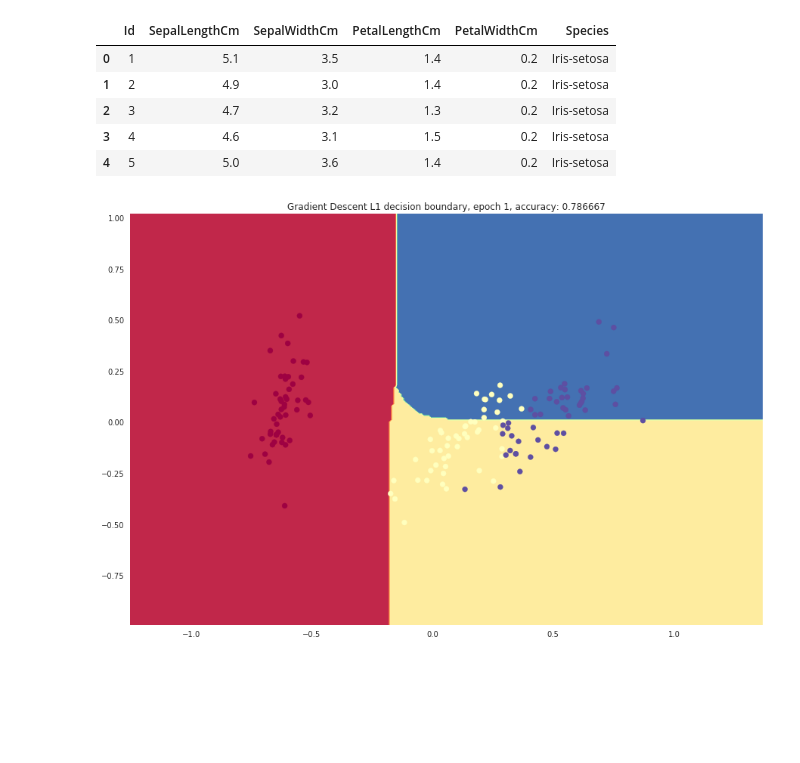
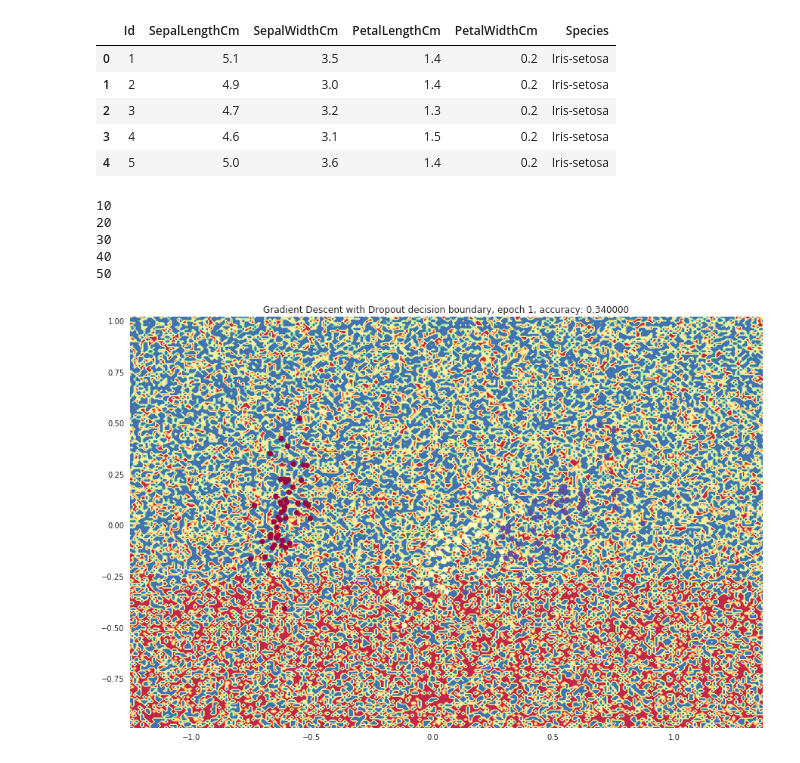
Before and after one commit to huseinzol05/Machine-Learning-Numpy, a Jupyter notebook: deep-learning-dropout/softmax-entropy-gradientdescent.ipynb, the cells around one changed output. Cells and saved outputs as stored; diff of their text form; code cells hidden in the pictures; blank space fills up the shorter version.

Commit message:
fix dropout

```diff
--- a/deep-learning-dropout/softmax-entropy-gradientdescent.ipynb
+++ b/deep-learning-dropout/softmax-entropy-gradientdescent.ipynb
@@ -45,20 +39,32 @@ def dropout_layer(X, prob, training=False):
+# %%
+def dropout(X, prob):
+    keep_probability = 1 - prob
+    mask = np.random.uniform(0, 1.0, X.shape) < keep_probability
+    if keep_probability > 0:
+        scale = (1 / keep_probability)
+    else:
+        scale = 0.0
+    return mask * X * scale, mask * scale
 # %%
 def predict(inputs):
     z1 = inputs * W1 + b1
-    a1 = dropout_layer(np.tanh(z1), prob)
+    a1,_ = dropout(np.tanh(z1), prob)
     z2 = a1.dot(W2) + b2
-    a2 = dropout_layer(np.tanh(z2), prob)
+    a2,_ = dropout(np.tanh(z2), prob)
     z3 = a2.dot(W3) + b3
     exp_scores = np.exp(z3)
     return exp_scores / np.sum(exp_scores, axis=1, keepdims=True)
 # %%
 def training(epoch):
+    if (epoch+1) % 10 == 0 : print(epoch+1)
     global W1,b1,W2,b2,W3,b3
     z1 = X * W1 + b1
-    a1 = dropout_layer(np.tanh(z1), prob)
-    z2 = a1.dot(W2) + b2
-    a2 = dropout_layer(np.tanh(z2), prob)
-    z3 = a2.dot(W3) + b3
+    a1 = np.tanh(z1)
+    d1, cached1 = dropout(a1, prob)
+    z2 = d1.dot(W2) + b2
+    a2 = np.tanh(z2)
+    d2, cached2 = dropout(a2, prob)
+    z3 = d2.dot(W3) + b3
     exp_scores = np.exp(z3)
     probs = exp_scores / np.sum(exp_scores, axis=1, keepdims=True)
     accuracy = np.mean(np.argmax(probs,axis=1) == Y)
@@ -66,10 +72,10 @@ def training(epoch):
     delta4[range(X.shape[0]), Y] -= 1
     dW3 = (a2.T).dot(delta4)
     db3 = np.sum(delta4, axis=0, keepdims=True)
-    delta3 = delta4.dot(W3.T) * (1 - np.power(a2, 2))
+    delta3 = delta4.dot(W3.T) * (1 - np.power(a2, 2)) * cached2
     dW2 = (a1.T).dot(delta3)
     db2 = np.sum(delta3, axis=0, keepdims=True)
-    delta2 = delta3.dot(W2.T) * (1 - np.power(a1, 2))
+    delta2 = delta3.dot(W2.T) * (1 - np.power(a1, 2)) * cached1
     dW1 = np.mean(np.dot(X.T, delta2),axis=0)
     db1 = np.sum(delta2, axis=0)
     W1 += -learning_rate * dW1
@@ -82,22 +88,27 @@ def training(epoch):
     Z = Z.reshape(xx.shape)
     plt.contourf(xx, yy, Z, cmap=plt.cm.Spectral)
     plt.scatter(X[:, 0], X[:, 1], c=Y, cmap=plt.cm.Spectral)
-    cont = plt.title('Gradient Descent L1 decision boundary, epoch %d, accuracy: %f'%(epoch+1, accuracy))
+    cont = plt.title('Gradient Descent with Dropout decision boundary, epoch %d, accuracy: %f'%(epoch+1, accuracy))
     return cont
 # %%
 fig = plt.figure(figsize=(15,10))
 x_min, x_max = X[:, 0].min() - .5, X[:, 0].max() + .5
 y_min, y_max = X[:, 1].min() - .5, X[:, 1].max() + .5
 h = 0.01
 xx, yy = np.meshgrid(np.arange(x_min, x_max, h), np.arange(y_min, y_max, h))
 Z = np.argmax(predict(np.c_[xx.ravel(), yy.ravel()]),axis=1)
 Z = Z.reshape(xx.shape)
 plt.contourf(xx, yy, Z, cmap=plt.cm.Spectral)
 plt.scatter(X[:, 0], X[:, 1], c=Y, cmap=plt.cm.Spectral)
 predicted= np.argmax(predict(X),axis=1)
 accuracy = np.mean(Y == predicted)
 plt.title('Gradient Descent with Dropout decision boundary, epoch %d, accuracy: %f'%(0, accuracy))
-anim = animation.FuncAnimation(fig, training, frames=100, interval=200)
+anim = animation.FuncAnimation(fig, training, frames=50, interval=200)
 anim.save('animation-dropout-iris.gif', writer='imagemagick', fps=5)
 # %% [output]
+10
+20
+30
+40
+50
-[figure, old version]
+[figure, new version]
```
Also changed, not shown: parts of 1 cell of this notebook, 1 other file.
